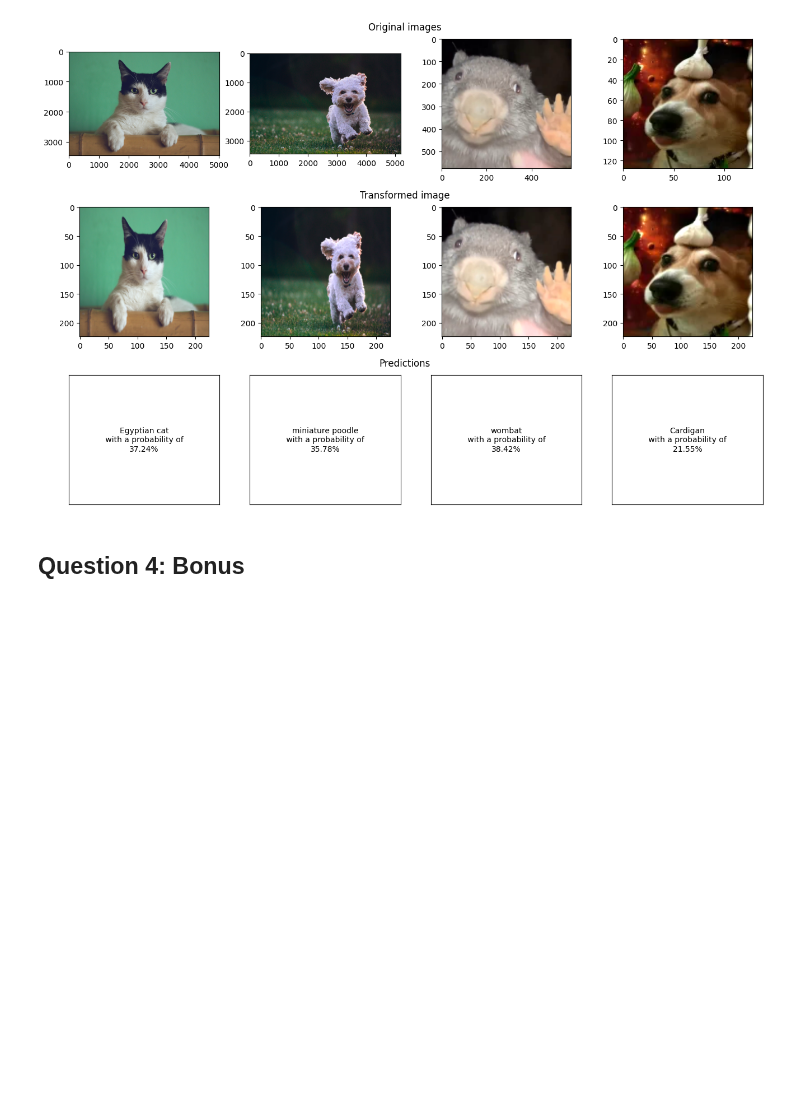
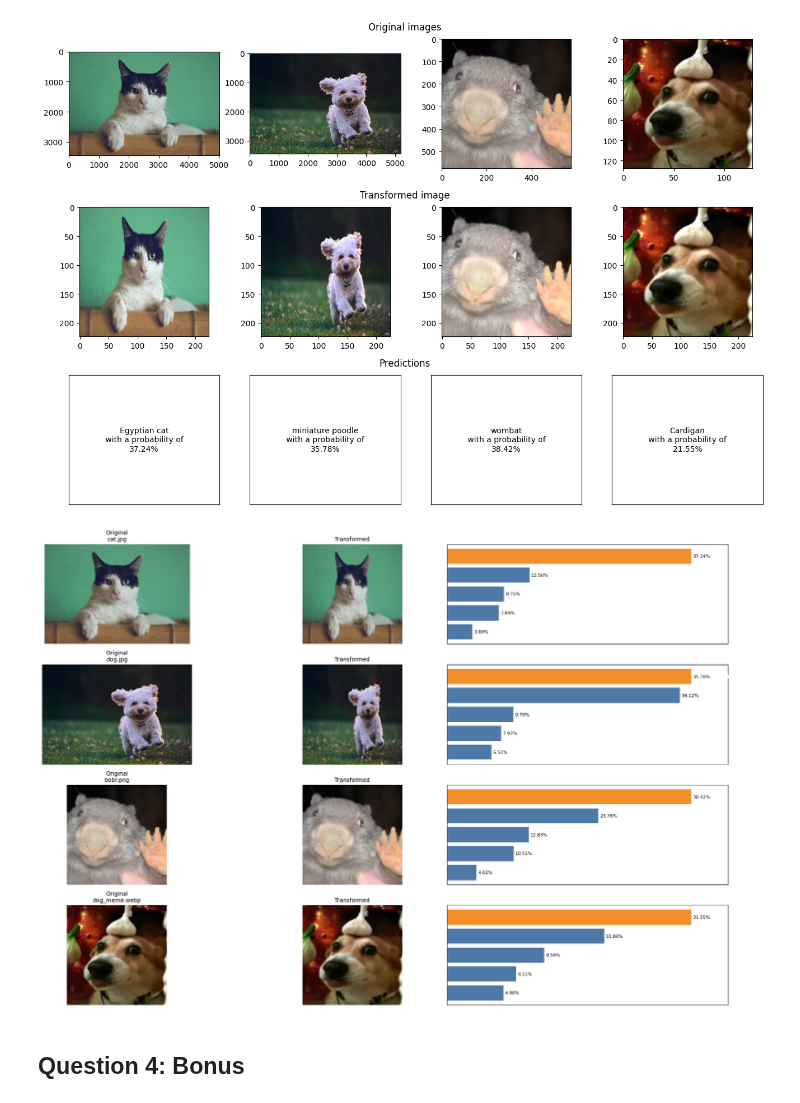
Before and after one commit to CharlesAttend/M2-DAC, a Jupyter notebook: RDFIA/TME/Section2/2a/2_a_Transfer_Learning.ipynb, the cells around one changed output. Drawn from its saved outputs; the diff is of its cells as text; code cells hidden in the pictures; blank space fills up the shorter version.

Commit message:
RDFIA/TME2a: feat: better fig, need to fix titles/labels

```diff
--- a/RDFIA/TME/Section2/2a/2_a_Transfer_Learning.ipynb
+++ b/RDFIA/TME/Section2/2a/2_a_Transfer_Learning.ipynb
@@ -120,7 +117,10 @@ for ax, img in zip(axs, [cat, dog, bobr, dog_meme]):
     y_hat = vgg16(x).squeeze()
     y_hat = torch.nn.functional.softmax(y_hat, dim=0)
     idx = y_hat.argmax()
-    txt = imagenet_classes[idx.item()].split(",")[0] + f"\n with a probability of \n{y_hat.max().item():.02%}"  # if multiple classes
+    txt = (
+        imagenet_classes[idx.item()].split(",")[0]
+        + f"\n with a probability of \n{y_hat.max().item():.02%}"
+    )  # if multiple classes
     ax.tick_params(axis="x", which="both", bottom=False, top=False, labelbottom=False)
     ax.tick_params(axis="y", which="both", right=False, left=False, labelleft=False)
     ax.text(0.5, 0.5, txt, horizontalalignment="center", verticalalignment="center")
@@ -130,6 +130,81 @@ Clipping input data to the valid range for imshow with RGB data ([0..1] for floa
 Clipping input data to the valid range for imshow with RGB data ([0..1] for floats or [0..255] for integers).
 Clipping input data to the valid range for imshow with RGB data ([0..1] for floats or [0..255] for integers).
 [figure]
+# %%
+dog_meme = Image.open("kadaver-vanilla.webp")
+bobr = Image.open("bobr.png").convert("RGB")  # # conversion because 4 channels
+dog = Image.open("dog.jpg")
+cat = Image.open("cat.jpg")
+
+images = {
+    "cat.jpg": cat,
+    "dog.jpg": dog,
+    "bobr.png": bobr.convert("RGB"),  # Convert here and associate with the filename
+    "dog_meme.webp": dog_meme
+}
+
+# VGG16 model and class names
+vgg16 = torchvision.models.vgg16(weights=torchvision.models.VGG16_Weights.IMAGENET1K_V1)
+vgg16.eval()
+imagenet_classes = pickle.load(open("imagenet_classes.pkl", "rb"))
+
+# Transformation pipelines
+model_transform_pipeline = torchvision.models.VGG16_Weights.IMAGENET1K_V1.transforms()
+to_view_transform_pipeline = transforms.Compose(
+    [
+        transforms.Lambda(lambda img: img.convert("RGB")),
+        transforms.Resize((226, 226), interpolation=Image.BILINEAR),
+        transforms.CenterCrop(224),
+        transforms.Lambda(lambda img: np.array(img) / 255.0),
+    ]
+)
+
+def get_top_predictions(img, top_k=5):
+    x = model_transform_pipeline(img).unsqueeze(0)
+    y_hat = vgg16(x).squeeze()
+    y_hat = torch.nn.functional.softmax(y_hat, dim=0)
+    top_values, top_indices = torch.topk(y_hat, top_k)
+    top_predictions = [imagenet_classes[idx.item()] for idx in top_indices]
+    return top_predictions, top_values.detach().numpy()
+
+
+# Create a figure with specified size and a GridSpec layout
+fig = plt.figure(figsize=(20, 12))
+gs = fig.add_gridspec(4, 3)  # 4 rows for images, 3 columns for different sections
+
+# Iterate over each image and its transformed version, and the predictions
+for i, (filename, img) in enumerate(images.items()):
+    # Original image
+    ax_original = fig.add_subplot(gs[i, 0])
+    ax_original.imshow(img)
+    ax_original.set_title(f'Original\n{filename}', fontsize=10)
+    ax_original.axis('off')
+
+    # Transformed image
+    ax_transformed = fig.add_subplot(gs[i, 1])
+    ax_transformed.imshow(to_view_transform_pipeline(img))
+    ax_transformed.set_title('Transformed', fontsize=10)
+    ax_transformed.axis('off')
+
+    # Top 5 predictions
+    predictions, values = get_top_predictions(img)
+    predictions, values = zip(*sorted(zip(predictions, values), key=lambda x: x[1], reverse=True))
+    ax_predictions = fig.add_subplot(gs[i, 2])
+    bar_colors = ['#f28e2b' if j == 0 else '#4e79a7' for j in range(len(predictions))]
+    bars = ax_predictions.barh(predictions, values, color=bar_colors)
+    ax_predictions.set_xlim(0, max(values) * 1.15)
+    ax_predictions.invert_yaxis()  # Best prediction at the top
+    ax_predictions.set_xticks([])  # Hide x-axis ticks
+    ax_predictions.set_yticks([])  # Hide y-axis ticks
+
+    # Use bar_label to add labels to the bars
+    ax_predictions.bar_label(bars, labels=[f'{pred}' for pred in predictions], padding=3, color='white', fontsize=8)
+    ax_predictions.bar_label(bars, labels=[f'{val:.02%}' for val in values], padding=3, color='black', fontsize=8, label_type='edge')
+
+plt.tight_layout()
+fig.savefig("predictions_v2.pdf", dpi=300, bbox_inches="tight")
+# %% [output]
+[figure, added]
 # %% [markdown]
 ## Question 4: Bonus
 # %% [markdown]
```
Also changed, not shown: parts of 4 cells of this notebook, 1 other file.
